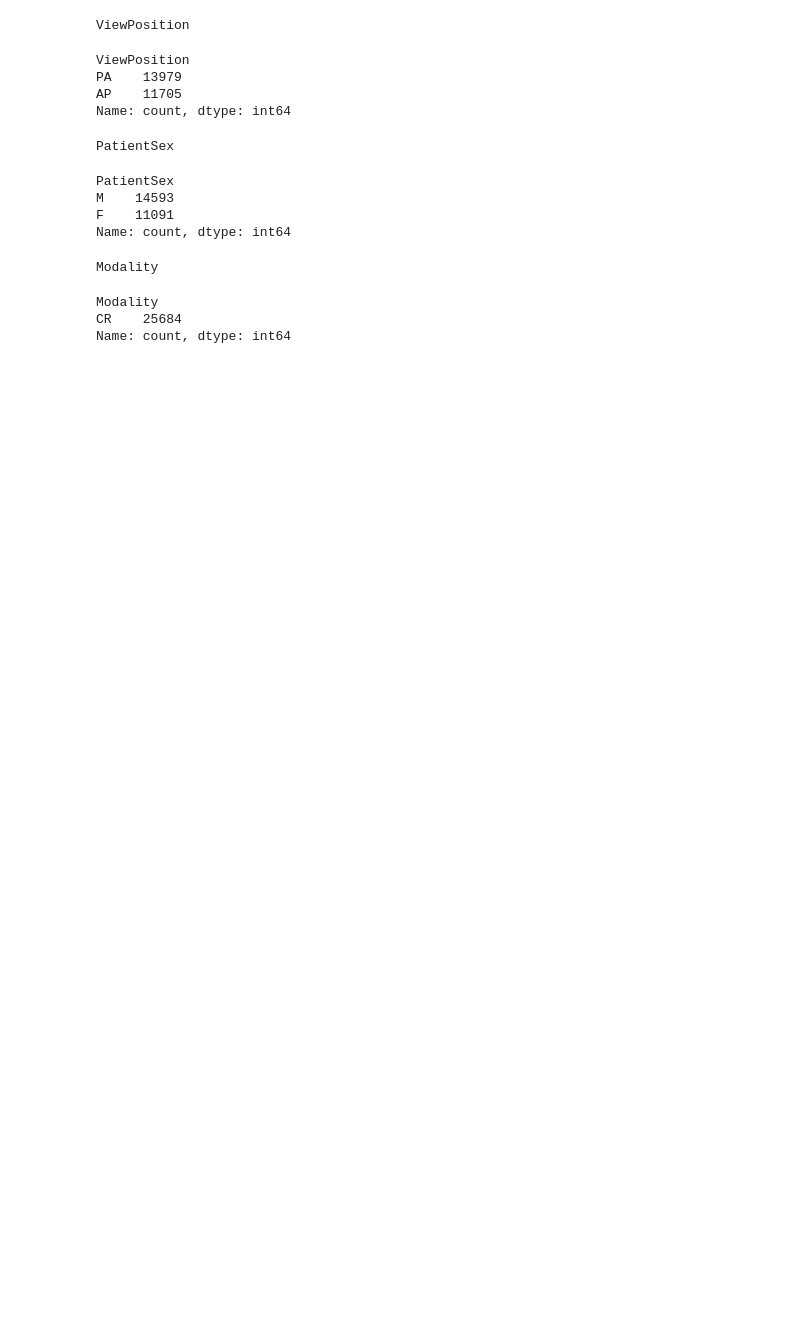
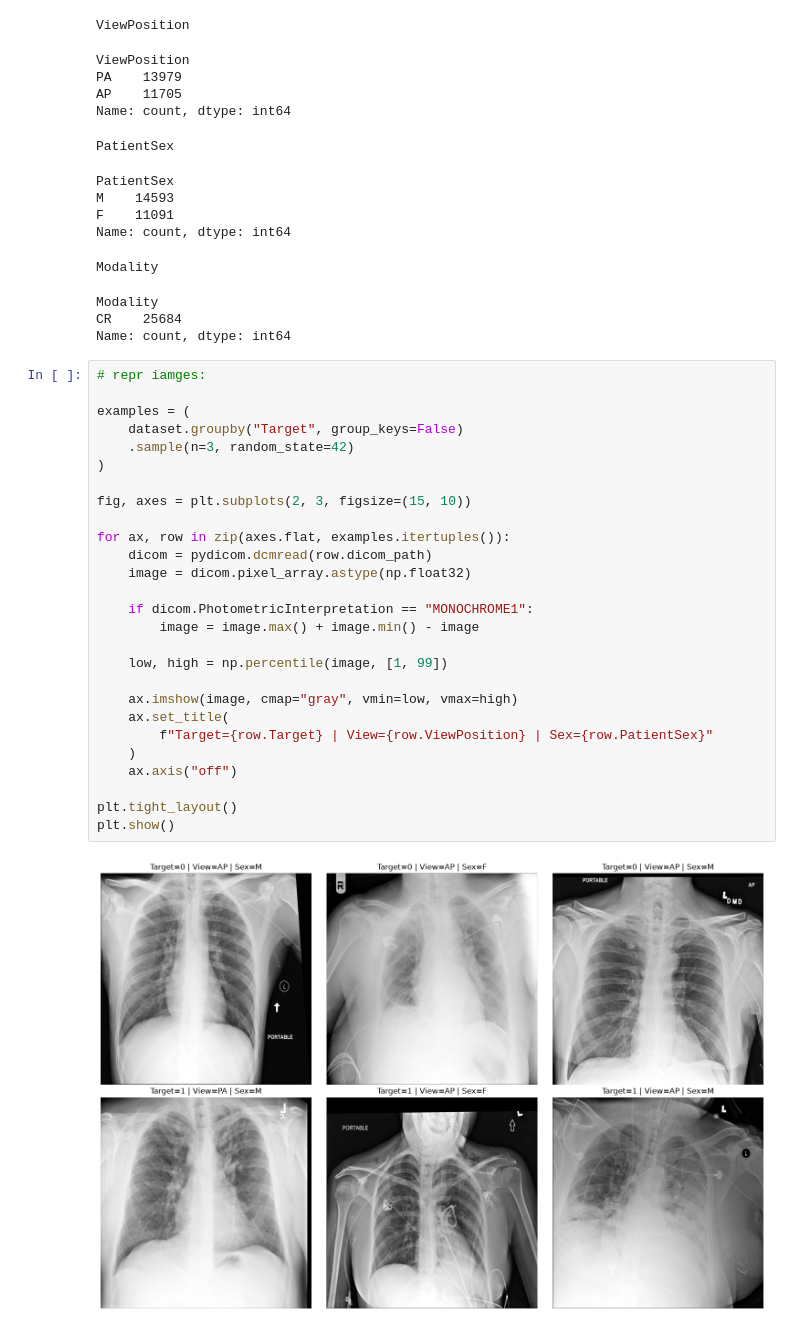
Before and after one commit to mohamedmaherabdalla/MedAI-A1, a Jupyter notebook: working.ipynb, the cells around one changed output. Cells and saved outputs as stored; diff of their text form; blank space fills up the shorter version.

```diff
--- a/working.ipynb
+++ b/working.ipynb
@@ -282,3 +284,32 @@ Modality
 Modality
 CR    25684
 Name: count, dtype: int64
+# %%
+# repr iamges:
+
+examples = (
+    dataset.groupby("Target", group_keys=False)
+    .sample(n=3, random_state=42)
+)
+
+fig, axes = plt.subplots(2, 3, figsize=(15, 10))
+
+for ax, row in zip(axes.flat, examples.itertuples()):
+    dicom = pydicom.dcmread(row.dicom_path)
+    image = dicom.pixel_array.astype(np.float32)
+
+    if dicom.PhotometricInterpretation == "MONOCHROME1":
+        image = image.max() + image.min() - image
+
+    low, high = np.percentile(image, [1, 99])
+
+    ax.imshow(image, cmap="gray", vmin=low, vmax=high)
+    ax.set_title(
+        f"Target={row.Target} | View={row.ViewPosition} | Sex={row.PatientSex}"
+    )
+    ax.axis("off")
+
+plt.tight_layout()
+plt.show()
+# %% [output]
+[figure, added]
```
Also changed, not shown: parts of 1 cell of this notebook.
